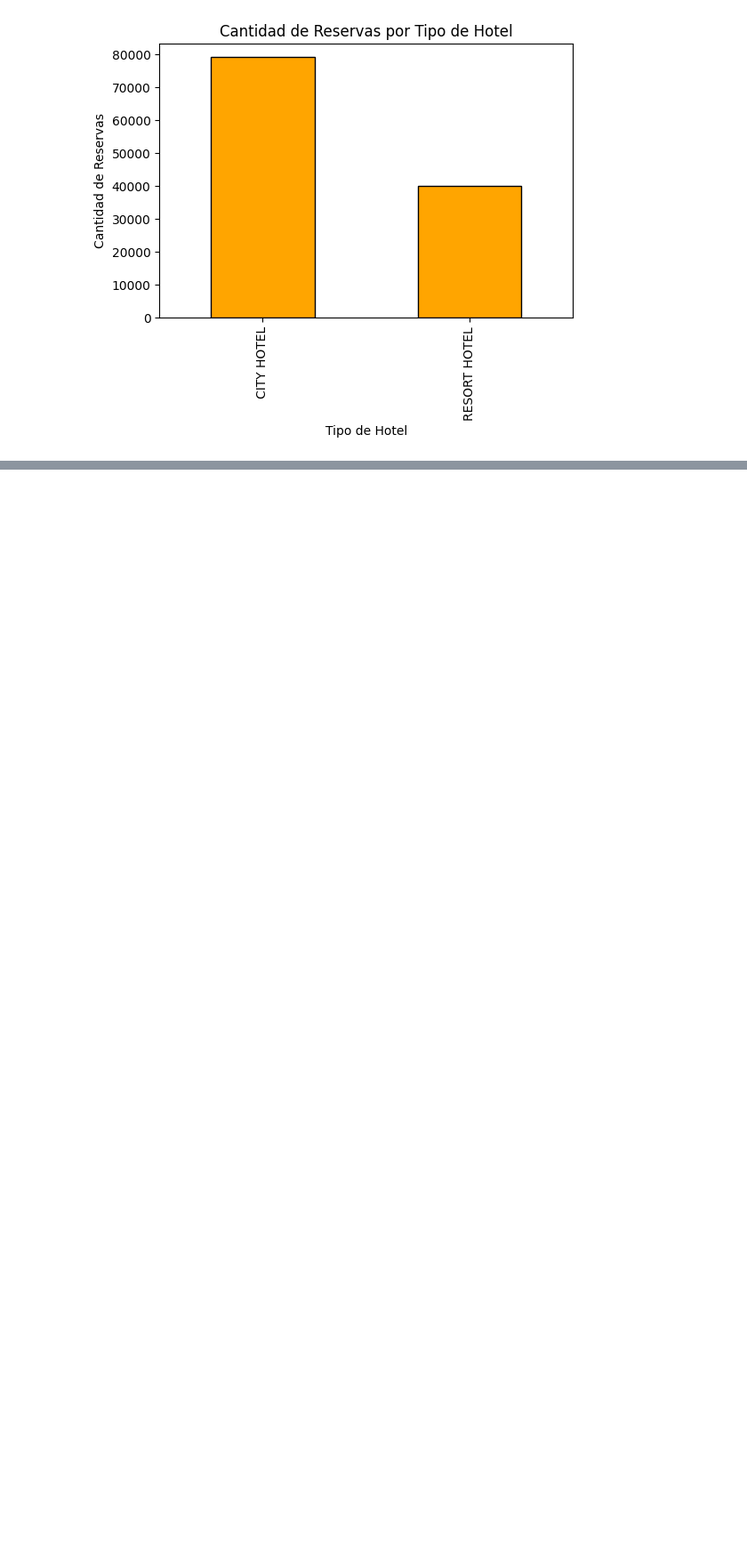
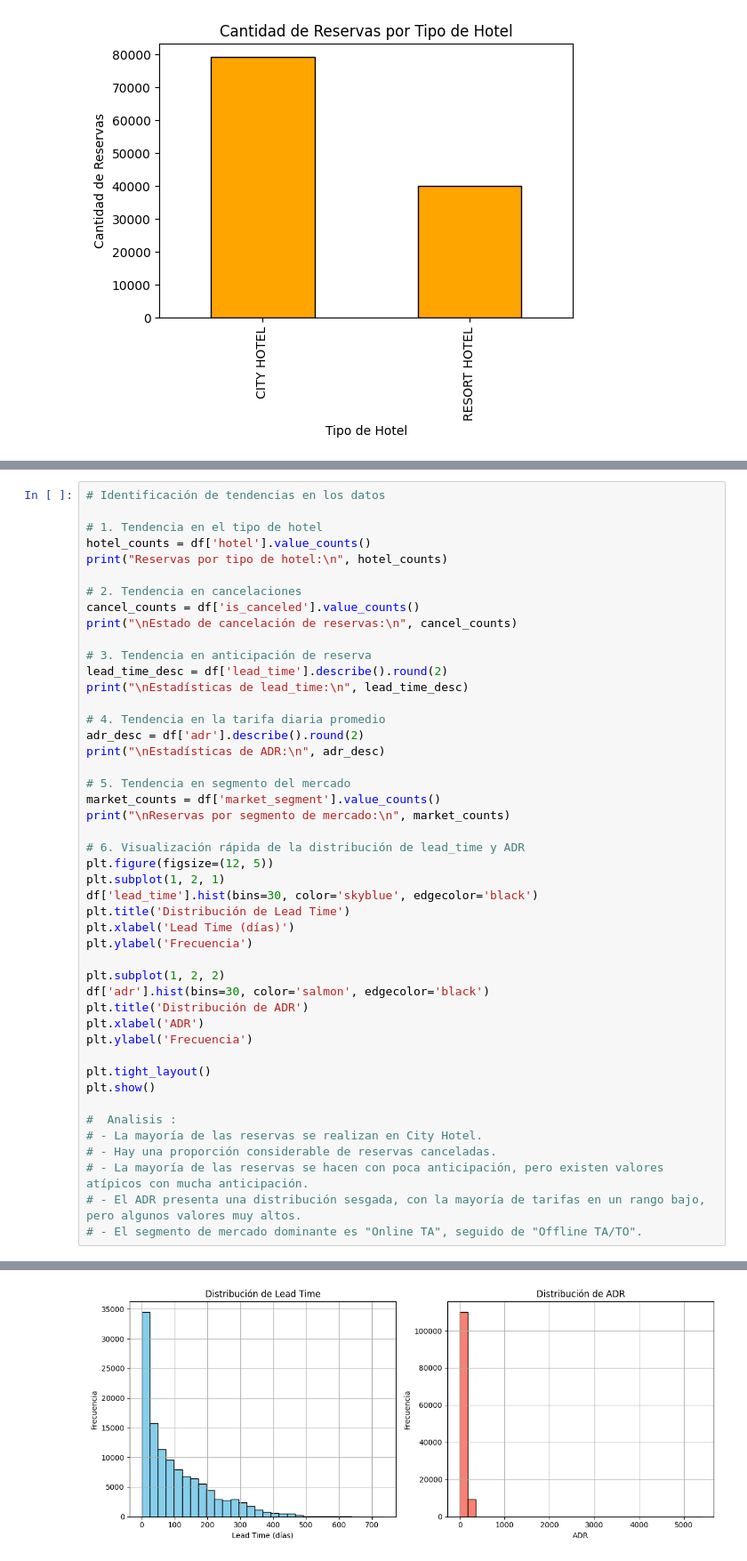
Before and after one commit to Zangetsupwr/Examen2, a Jupyter notebook: examen2.ipynb, the cells around one changed output, grey strips where cells are left out. Shown at 89% size. Drawn from its saved outputs; the diff is of its cells as text; blank space fills up the shorter version.

```diff
--- a/examen2.ipynb
+++ b/examen2.ipynb
@@ -360,0 +418,47 @@ plt.show()
+# %%
+# Identificación de tendencias en los datos
+
+# 1. Tendencia en el tipo de hotel
+hotel_counts = df['hotel'].value_counts()
+print("Reservas por tipo de hotel:\n", hotel_counts)
+
+# 2. Tendencia en cancelaciones
+cancel_counts = df['is_canceled'].value_counts()
+print("\nEstado de cancelación de reservas:\n", cancel_counts)
+
+# 3. Tendencia en anticipación de reserva
+lead_time_desc = df['lead_time'].describe().round(2)
+print("\nEstadísticas de lead_time:\n", lead_time_desc)
+
+# 4. Tendencia en la tarifa diaria promedio
+adr_desc = df['adr'].describe().round(2)
+print("\nEstadísticas de ADR:\n", adr_desc)
+
+# 5. Tendencia en segmento del mercado
+market_counts = df['market_segment'].value_counts()
+print("\nReservas por segmento de mercado:\n", market_counts)
+
+# 6. Visualización rápida de la distribución de lead_time y ADR
+plt.figure(figsize=(12, 5))
+plt.subplot(1, 2, 1)
+df['lead_time'].hist(bins=30, color='skyblue', edgecolor='black')
+plt.title('Distribución de Lead Time')
+plt.xlabel('Lead Time (días)')
+plt.ylabel('Frecuencia')
+
+plt.subplot(1, 2, 2)
+df['adr'].hist(bins=30, color='salmon', edgecolor='black')
+plt.title('Distribución de ADR')
+plt.xlabel('ADR')
+plt.ylabel('Frecuencia')
+
+plt.tight_layout()
+plt.show()
+
+#  Analisis :
+# - La mayoría de las reservas se realizan en City Hotel.
+# - Hay una proporción considerable de reservas canceladas.
+# - La mayoría de las reservas se hacen con poca anticipación, pero existen valores atípicos con mucha anticipación.
+# - El ADR presenta una distribución sesgada, con la mayoría de tarifas en un rango bajo, pero algunos valores muy altos.
+# - El segmento de mercado dominante es "Online TA", seguido de "Offline TA/TO".
+# %% [output]
@@ -360,0 +482 @@ plt.show()
+[figure, added]
```
Also changed, not shown: parts of 7 cells of this notebook.
